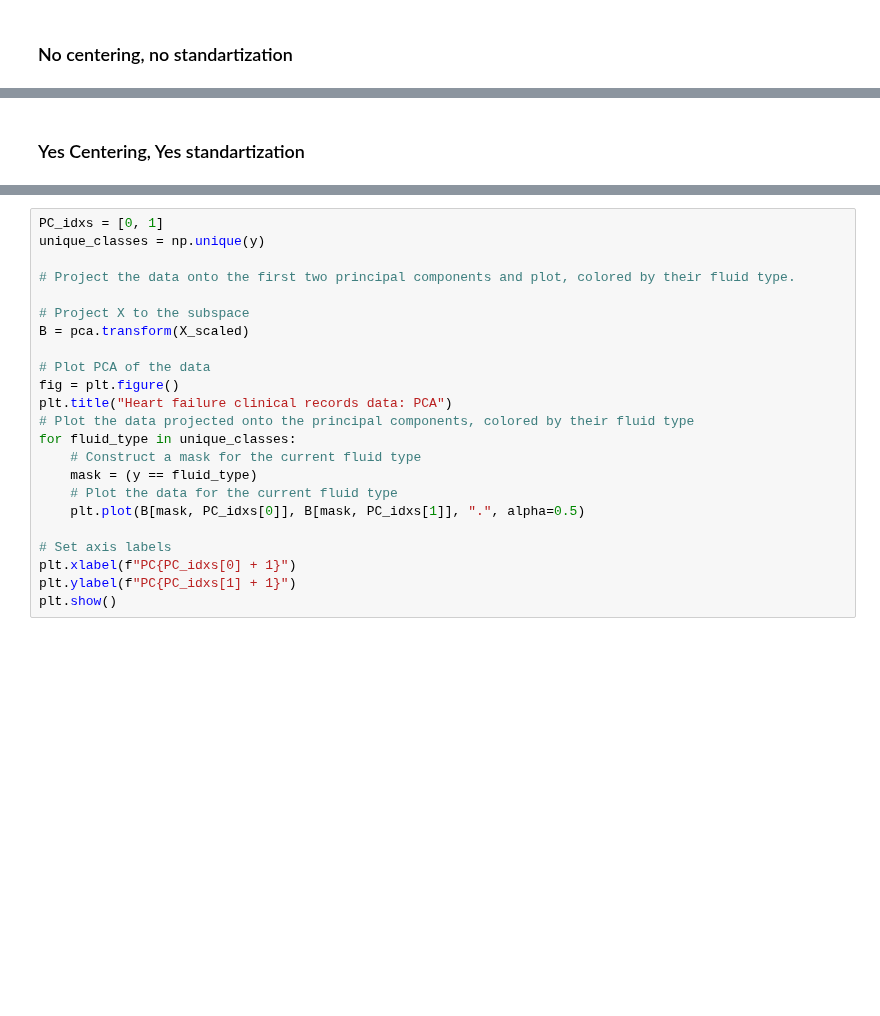
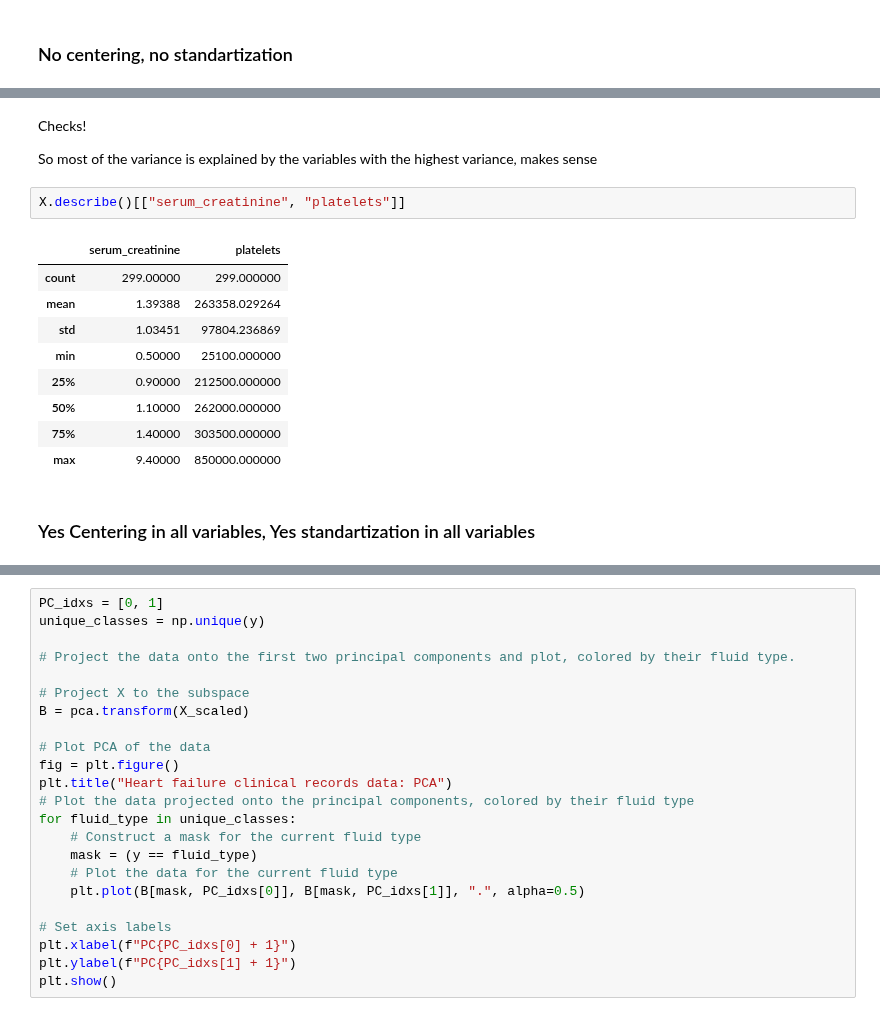
Before and after one commit to andregodinhodtu/02452---Machine-Learning---Project, a Jupyter notebook: code/notebooks/section3_pca.ipynb, the cells around one changed output, grey strips where cells are left out. Saved outputs shown, nothing was run; the diff lists cells and outputs as text; blank space fills up the shorter version.

Commit message:
Organized section3_pca
Check it out

```diff
--- a/code/notebooks/section3_pca.ipynb
+++ b/code/notebooks/section3_pca.ipynb
@@ -93,2 +131,18 @@ plt.show()
+# %% [markdown]
+Checks!
+
+So most of the variance is explained by the variables with the highest variance, makes sense
+# %%
+X.describe()[["serum_creatinine", "platelets"]]
+# %% [output]
+|  | serum_creatinine | platelets |
+| count | 299.00000 | 299.000000 |
+| mean | 1.39388 | 263358.029264 |
+| std | 1.03451 | 97804.236869 |
+| min | 0.50000 | 25100.000000 |
+| 25% | 0.90000 | 212500.000000 |
+| 50% | 1.10000 | 262000.000000 |
+| 75% | 1.40000 | 303500.000000 |
+| max | 9.40000 | 850000.000000 |
 # %% [markdown]
-### Yes Centering, Yes standartization
+### Yes Centering in all variables, Yes standartization in all variables
```
Also changed, not shown: parts of 20 cells of this notebook.
